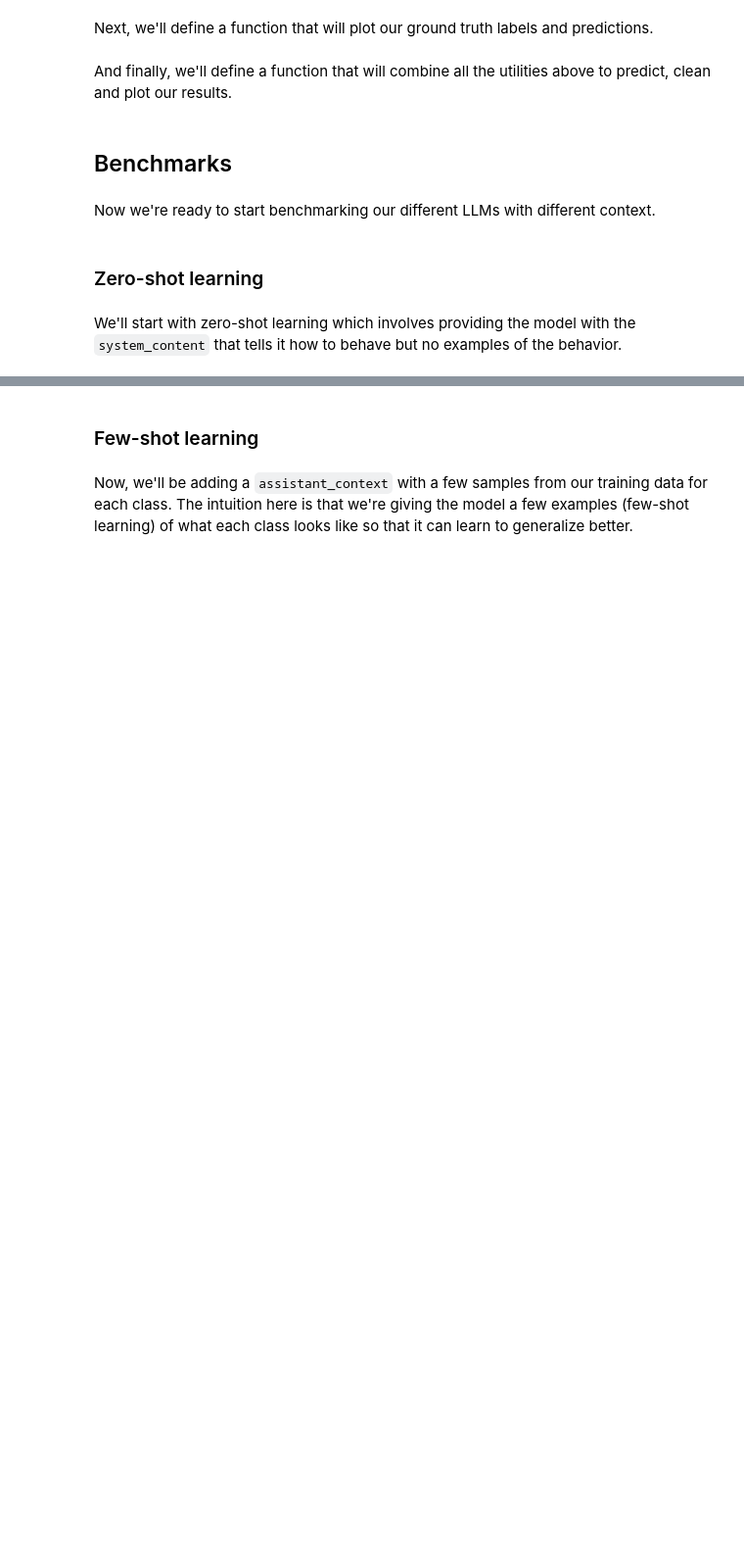
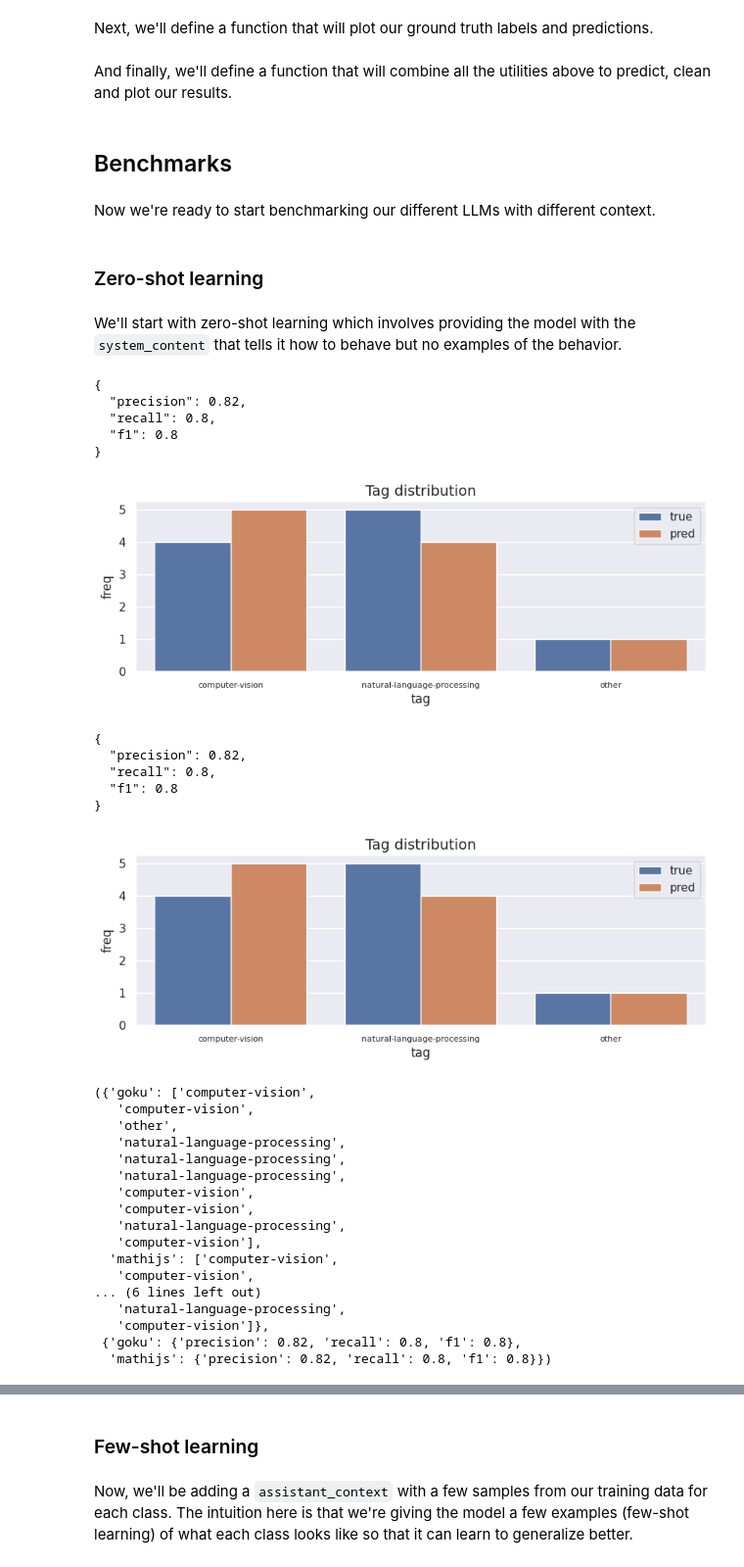
Before and after one commit to mathijsvdv/Made-With-ML, a Jupyter notebook: notebooks/benchmarks.ipynb, the cells around one changed output, grey strips where cells are left out. Shown: that part at 98% size. Saved outputs shown, nothing was run; the diff lists cells and outputs as text; code cells hidden in the pictures; blank space fills up the shorter version.

```diff
--- a/notebooks/benchmarks.ipynb
+++ b/notebooks/benchmarks.ipynb
@@ -105,11 +107,12 @@ def get_tag(model, system_content="", assistant_content="", user_content=""):
                 {"role": "assistant", "content": assistant_content},
                 {"role": "user", "content": user_content},
             ],
+            request_timeout=10
         )
         predicted_tag = response.to_dict()["choices"][0].to_dict()["message"]["content"]
         return predicted_tag
 
-    except (openai.error.ServiceUnavailableError, openai.error.APIError) as e:
+    except (openai.error.ServiceUnavailableError, openai.error.APIError, openai.error.Timeout) as e:
         return None
 # %%
 # Get tag
@@ -140,6 +143,9 @@ samples
   'description': 'A PyTorch implementation of "Capsule Graph Neural Network" (ICLR 2019).'}]
 # %%
 def get_predictions(inputs, model, system_content, assistant_content=""):
+    if isinstance(inputs, pd.DataFrame):
+        inputs = inputs[["title", "description"]].to_dict(orient="records")
+
     y_pred = []
     for item in tqdm(inputs):
         # Convert item dict to string
@@ -151,7 +157,12 @@ def get_predictions(inputs, model, system_content, assistant_content=""):
             assistant_content=assistant_content, user_content=user_content)
 
         # If error, try again after pause (repeatedly until success)
+        patience = 5
         while predicted_tag is None:
+            if patience == 0:
+                raise Exception("OpenAI API is not responding.")
+
+            patience -= 1
             time.sleep(30)  # could also do exponential backoff
             predicted_tag = get_tag(
                 model=model, system_content=system_content,
@@ -169,7 +180,19 @@ get_predictions(inputs=samples, model=model, system_content=system_context)
 # %% [markdown]
 Next we'll define a function that can clean our predictions in the event that it's not the proper format or has hallucinated a tag outside of our expected tags.
 # %%
-def clean_predictions(y_pred, tags, default="other"):
+def clean_predictions_goku(y_pred, tags, default="other"):
+    y_pred = y_pred.copy()
+    for i, item in enumerate(y_pred):
+        if item not in tags:  # hallucinations
+            y_pred[i] = default
+        if item.startswith("'") and item.endswith("'"):  # GPT 4 likes to places quotes
+            y_pred[i] = item[1:-1]
+
+    return y_pred
+
+
+def clean_predictions_mathijs(y_pred, tags, default="other"):
+    y_pred = y_pred.copy()
     for i, item in enumerate(y_pred):
         if item.startswith("'") and item.endswith("'"):  # GPT 4 likes to places quotes
             item = item[1:-1]
@@ -179,3 +202,15 @@ def clean_predictions(y_pred, tags, default="other"):
         y_pred[i] = item
 
     return y_pred
+
+
+clean_predictions_fns = {
+    "goku": clean_predictions_goku,
+    "mathijs": clean_predictions_mathijs
+}
+
+
+clean_predictions = clean_predictions_mathijs
+# %%
+y_pred = ["'some'", "'other'", "'computer-vision'"]
+clean_predictions_mathijs(y_pred=y_pred, tags=tags)
@@ -238,6 +321,41 @@ system_content = f"""
     You must choose between one of the following labels for each input: {tags}.
     Only respond with the label name and nothing else.
     """
+# %%
+sample_df = test_df.iloc[110:120]
+evaluate(
+    test_df=sample_df, model=model, system_content=system_context,
+    assistant_content="", tags=tags)
+# %% [output]
+{
+  "precision": 0.82,
+  "recall": 0.8,
+  "f1": 0.8
+}
+[figure, added]
+{
+  "precision": 0.82,
+  "recall": 0.8,
+  "f1": 0.8
+}
+[figure, added]
+({'goku': ['computer-vision',
+   'computer-vision',
+   'other',
+   'natural-language-processing',
+   'natural-language-processing',
+   'natural-language-processing',
+   'computer-vision',
+   'computer-vision',
+   'natural-language-processing',
+   'computer-vision'],
+  'mathijs': ['computer-vision',
+   'computer-vision',
+... (6 lines left out)
+   'natural-language-processing',
+   'computer-vision']},
+ {'goku': {'precision': 0.82, 'recall': 0.8, 'f1': 0.8},
+  'mathijs': {'precision': 0.82, 'recall': 0.8, 'f1': 0.8}})
 # %%
 # Zero-shot with GPT 3.5
 method = "zero_shot"
```
Also changed, not shown: parts of 17 cells of this notebook.
